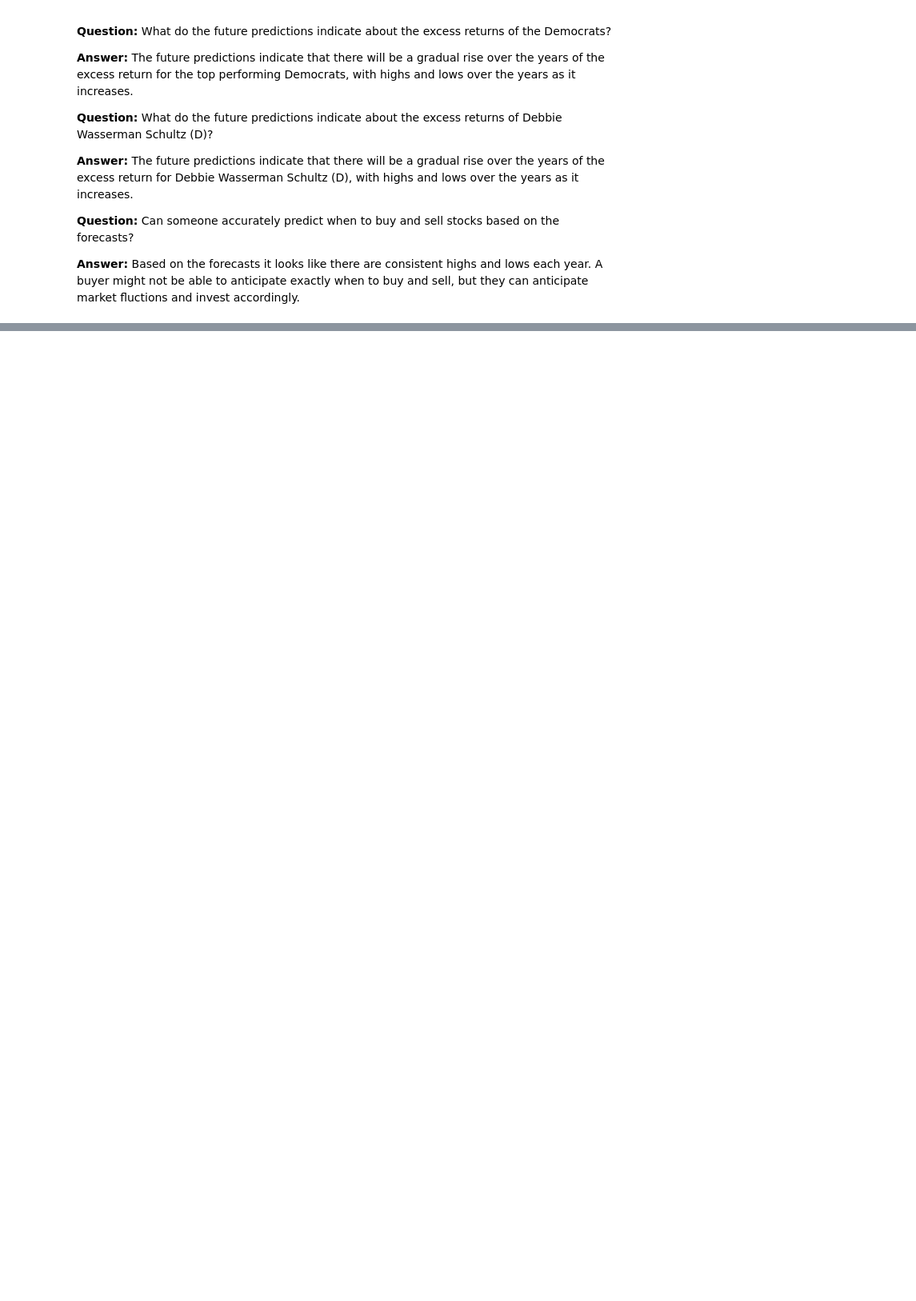
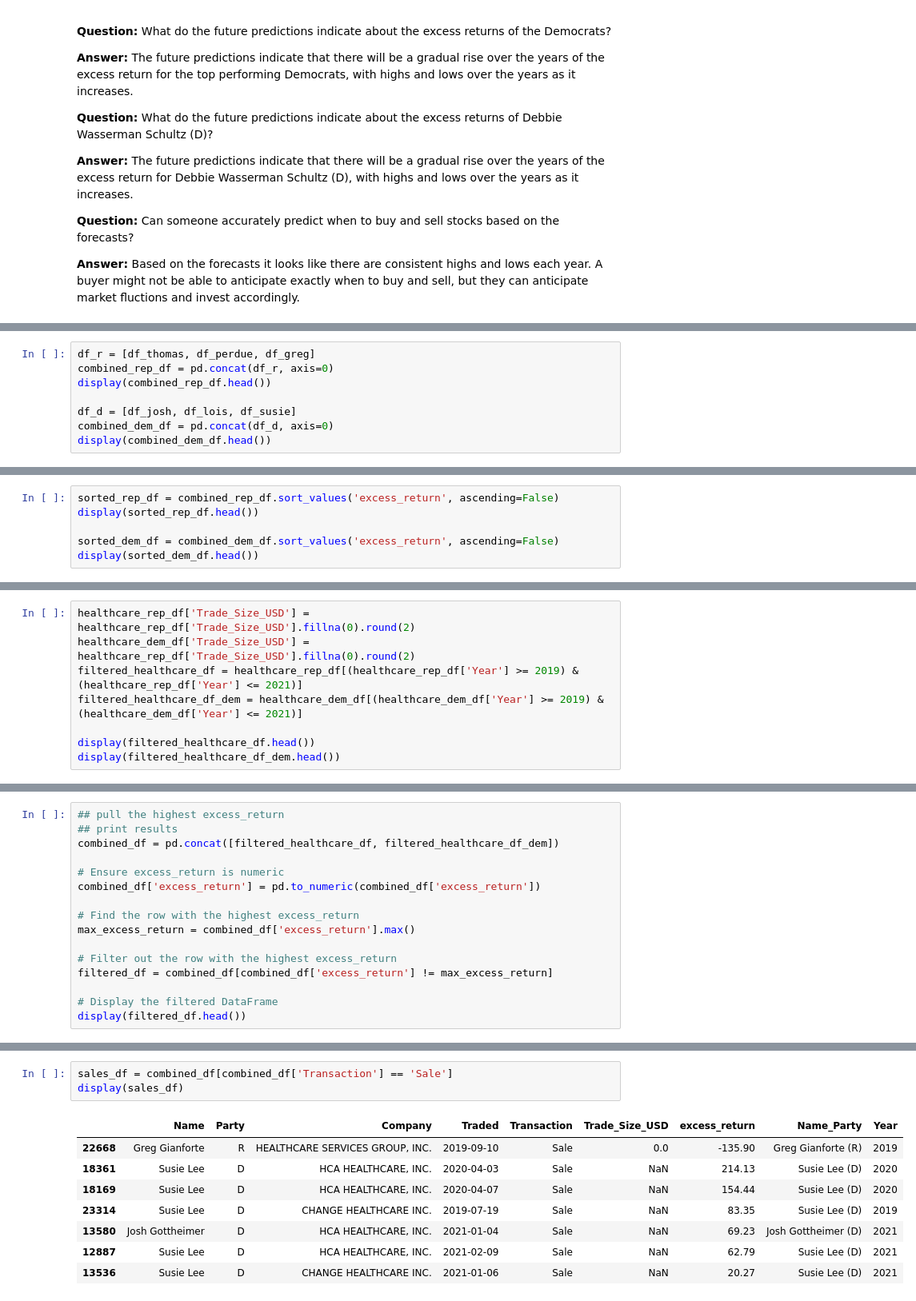
Before and after one commit to tsjohns9/ai-project-1, a Jupyter notebook: main.ipynb, the cells around one changed output, grey strips where cells are left out. Shown at 80% size. Cells and saved outputs as stored; diff of their text form; blank space fills up the shorter version.

```diff
--- a/main.ipynb
+++ b/main.ipynb
@@ -794,0 +803,8 @@ plt.show()
+# %%
+df_r = [df_thomas, df_perdue, df_greg]
+combined_rep_df = pd.concat(df_r, axis=0)
+display(combined_rep_df.head())
+
+df_d = [df_josh, df_lois, df_susie]
+combined_dem_df = pd.concat(df_d, axis=0)
+display(combined_dem_df.head())
@@ -794,0 +826,6 @@ plt.show()
+# %%
+sorted_rep_df = combined_rep_df.sort_values('excess_return', ascending=False)
+display(sorted_rep_df.head())
+
+sorted_dem_df = combined_dem_df.sort_values('excess_return', ascending=False)
+display(sorted_dem_df.head())
@@ -794,0 +883,8 @@ plt.show()
+# %%
+healthcare_rep_df['Trade_Size_USD'] = healthcare_rep_df['Trade_Size_USD'].fillna(0).round(2)
+healthcare_dem_df['Trade_Size_USD'] = healthcare_rep_df['Trade_Size_USD'].fillna(0).round(2)
+filtered_healthcare_df = healthcare_rep_df[(healthcare_rep_df['Year'] >= 2019) & (healthcare_rep_df['Year'] <= 2021)]
+filtered_healthcare_df_dem = healthcare_dem_df[(healthcare_dem_df['Year'] >= 2019) & (healthcare_dem_df['Year'] <= 2021)]
+
+display(filtered_healthcare_df.head())
+display(filtered_healthcare_df_dem.head())
@@ -794,0 +906,16 @@ plt.show()
+# %%
+## pull the highest excess_return
+## print results
+combined_df = pd.concat([filtered_healthcare_df, filtered_healthcare_df_dem])
+
+# Ensure excess_return is numeric
+combined_df['excess_return'] = pd.to_numeric(combined_df['excess_return'])
+
+# Find the row with the highest excess_return
+max_excess_return = combined_df['excess_return'].max()
+
+# Filter out the row with the highest excess_return
+filtered_df = combined_df[combined_df['excess_return'] != max_excess_return]
+
+# Display the filtered DataFrame
+display(filtered_df.head())
@@ -794,0 +931,12 @@ plt.show()
+# %%
+sales_df = combined_df[combined_df['Transaction'] == 'Sale']
+display(sales_df)
+# %% [output]
+|  | Name | Party | Company | Traded | Transaction | Trade_Size_USD | excess_return | Name_Party | Year |
+| 22668 | Greg Gianforte | R | HEALTHCARE SERVICES GROUP, INC. | 2019-09-10 | Sale | 0.0 | -135.90 | Greg Gianforte (R) | 2019 |
+| 18361 | Susie Lee | D | HCA HEALTHCARE, INC. | 2020-04-03 | Sale | NaN | 214.13 | Susie Lee (D) | 2020 |
+| 18169 | Susie Lee | D | HCA HEALTHCARE, INC. | 2020-04-07 | Sale | NaN | 154.44 | Susie Lee (D) | 2020 |
+| 23314 | Susie Lee | D | CHANGE HEALTHCARE INC. | 2019-07-19 | Sale | NaN | 83.35 | Susie Lee (D) | 2019 |
+| 13580 | Josh Gottheimer | D | HCA HEALTHCARE, INC. | 2021-01-04 | Sale | NaN | 69.23 | Josh Gottheimer (D) | 2021 |
+| 12887 | Susie Lee | D | HCA HEALTHCARE, INC. | 2021-02-09 | Sale | NaN | 62.79 | Susie Lee (D) | 2021 |
+| 13536 | Susie Lee | D | CHANGE HEALTHCARE INC. | 2021-01-06 | Sale | NaN | 20.27 | Susie Lee (D) | 2021 |
```
Also changed, not shown: parts of 14 cells of this notebook.
